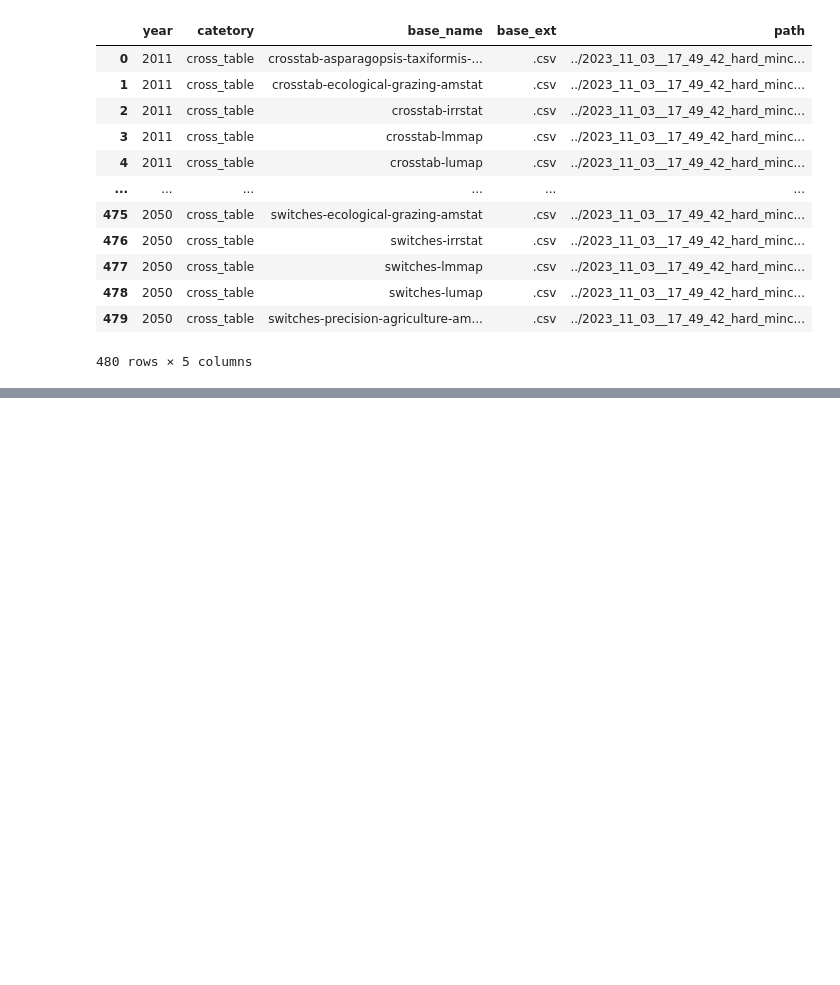
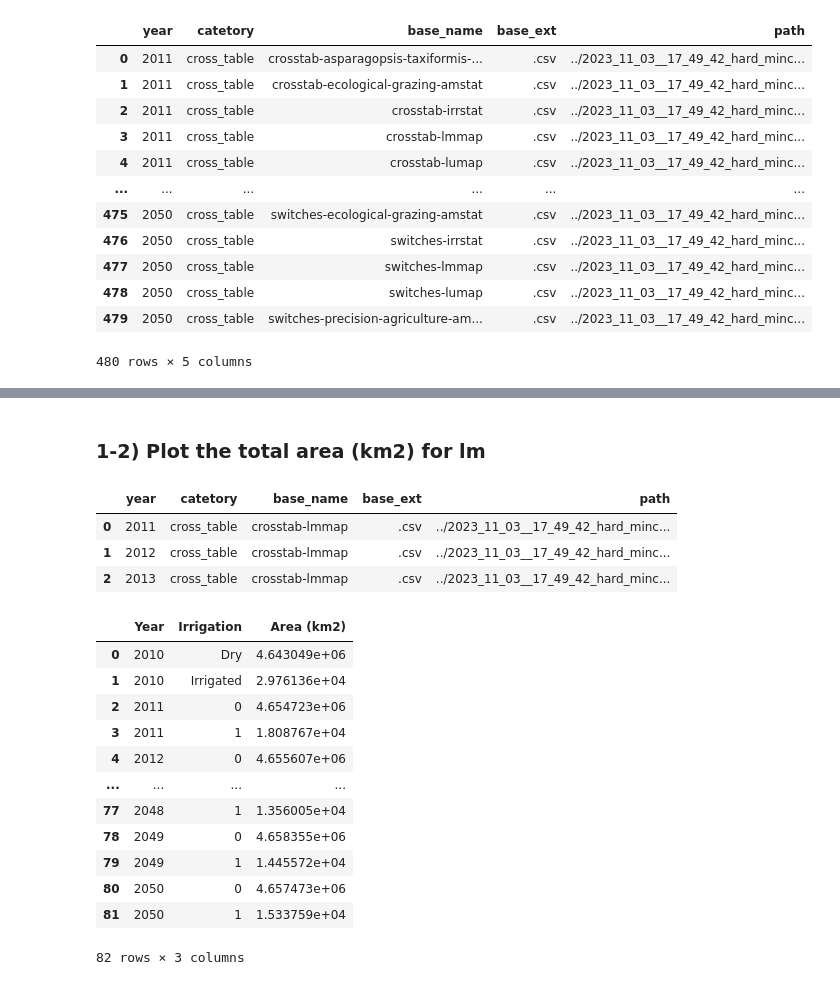
Before and after one commit to JinzhuWANG/VIS_LUTO, a Jupyter notebook: VIS_02_Area.ipynb, the cells around one changed output, grey strips where cells are left out. Drawn from its saved outputs; the diff is of its cells as text; code cells hidden in the pictures; blank space fills up the shorter version.

Commit message:
Plot area change

```diff
--- a/VIS_02_Area.ipynb
+++ b/VIS_02_Area.ipynb
@@ -56,0 +148,56 @@ Area_df
+# %% [markdown]
+### 1-2) Plot the total area (km2) for lm
+# %%
+crosstab_lm = Area_df.query('base_name == "crosstab-lmmap"').reset_index(drop=True)
+crosstab_lm.head(3)
+# %% [output]
+|  | year | catetory | base_name | base_ext | path |
+| 0 | 2011 | cross_table | crosstab-lmmap | .csv | ../2023_11_03__17_49_42_hard_minc... |
+| 1 | 2012 | cross_table | crosstab-lmmap | .csv | ../2023_11_03__17_49_42_hard_minc... |
+| 2 | 2013 | cross_table | crosstab-lmmap | .csv | ../2023_11_03__17_49_42_hard_minc... |
+# %%
+def get_AREA_lm(crosstab_lm):
+    area_df = []
+    for idx,(_,row) in enumerate(crosstab_lm.iterrows()):
+
+        path = row['path']
+        year = row['year']
+        file_path = row['path']
+        df = pd.read_csv(file_path,index_col=0)
+
+        # check if this is the first row
+        if idx == 0:
+            first_year = df.iloc[:,-1].reset_index().query('index != "All"')\
+                                      .replace({'0':'Dry','1':'Irrigated'})
+            first_year.columns = ['Irrigation','Area (km2)']
+            first_year.insert(0,'Year',year - 1)
+            area_df.append(first_year)
+
+        # get the last row, which is the area in the year
+        last_row = df.iloc[-1,:].reset_index().query('index != "All"')\
+                                              .replace({'0':'Dry','1':'Irrigated'})
+        last_row.columns = ['Irrigation','Area (km2)']
+        last_row.insert(0,'Year',year)
+
+        area_df.append(last_row)
+
+    return pd.concat(area_df).reset_index(drop=True)
+# %%
+# get the lm area
+lm_area = get_AREA_lm(crosstab_lm)
+# %%
+lm_area
+# %% [output]
+|  | Year | Irrigation | Area (km2) |
+| 0 | 2010 | Dry | 4.643049e+06 |
+| 1 | 2010 | Irrigated | 2.976136e+04 |
+| 2 | 2011 | 0 | 4.654723e+06 |
+| 3 | 2011 | 1 | 1.808767e+04 |
+| 4 | 2012 | 0 | 4.655607e+06 |
+| ... | ... | ... | ... |
+| 77 | 2048 | 1 | 1.356005e+04 |
+| 78 | 2049 | 0 | 4.658355e+06 |
+| 79 | 2049 | 1 | 1.445572e+04 |
+| 80 | 2050 | 0 | 4.657473e+06 |
+| 81 | 2050 | 1 | 1.533759e+04 |
+82 rows × 3 columns
```
Also changed, not shown: parts of 10 cells of this notebook, 1 other file.
